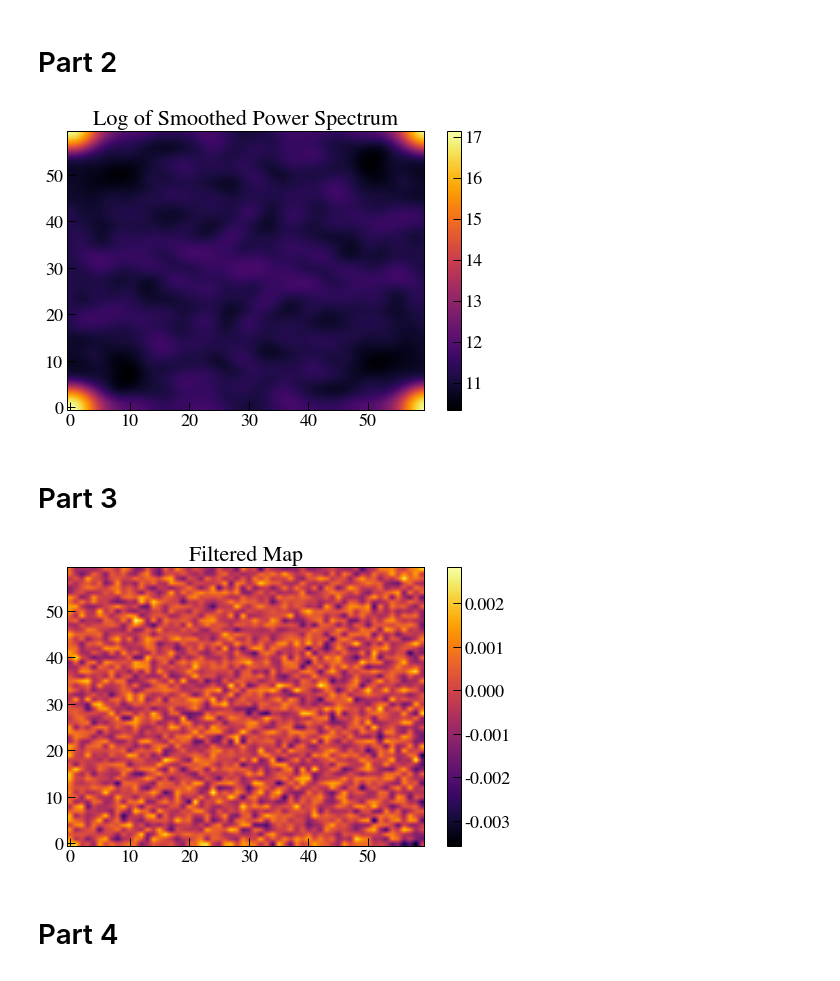
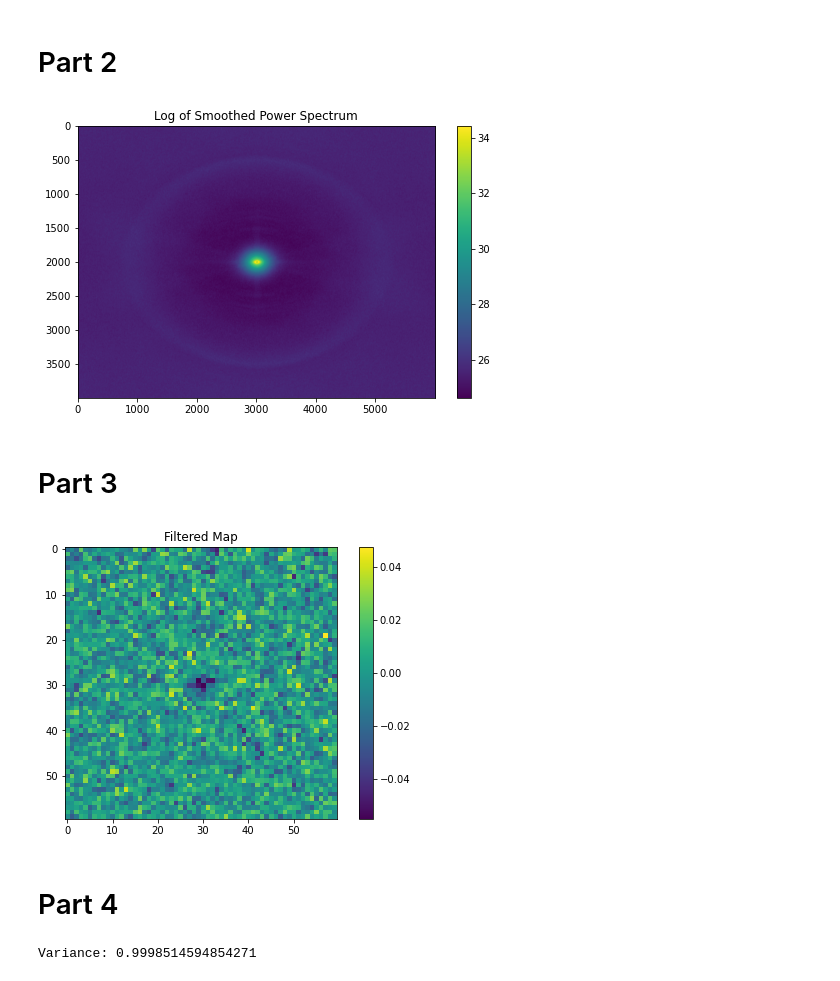
Before and after one commit to lazdam/PHYS641, a Jupyter notebook: pset3/problem_set_3.ipynb, the cells around one changed output. Drawn from its saved outputs; the diff is of its cells as text; code cells hidden in the pictures.

```diff
--- a/pset3/problem_set_3.ipynb
+++ b/pset3/problem_set_3.ipynb
@@ -79,9 +79,9 @@ def newton(pars,data,fun,width,dpar,Ninv,niter=10):
     return pars
 # %%
 # Define initial parameters to carry out Newton best fit
-x0 = 2000
-y0 = 2997
-width = 30
+x0 = 1999
+y0 = 2998
+width = 40
 map_use = sky_map[x0-width:x0+width,y0-width:y0+width]
 
 pars_guess = np.asarray([-300, 0, 1, 3, 0], dtype=np.float64)
@@ -145,29 +144,34 @@ import act_mf_tools
 importlib.reload(act_mf_tools)
 from act_mf_tools import get_gauss_kernel
 # %%
-def estimate_ps(sky_map, sig):
+def estimate_ps(vec, sig):
+    # Kernel is in Fourier space by default
+    kernel = get_gauss_kernel(vec, sig, norm = True)
 
-    # Kernel is in Fourier space by default
-    kernel = get_gauss_kernel(sky_map, sig, norm = True)
+    kernel_ft = np.fft.fft2(kernel)
 
     # Get power spec
-    power_spec = np.abs(np.fft.fft2(sky_map))**2
+    ps = np.abs(np.fft.fft2(vec))**2
 
-    # Want to convolve the power spec and kernel, so we multiply in inverse fourier space, then take FFT.
-    smoothed_ps = np.fft.fft2(kernel*np.fft.ifft2(power_spec))
+    ps_ft = np.fft.fft2(ps)
+
+    # Convolve
+    smoothed_ps = np.fft.ifft2(kernel_ft*ps_ft)
+
+    npts = vec.size
 
     return np.real(smoothed_ps)
 # %%
-smoothed_ps = estimate_ps(map_use, fitp[-2])
+smoothed_ps = estimate_ps(sky_map, fitp[-2])
 
 # Plot 2D power spec
 plt.figure(figsize=(8,5))
 plt.title('Log of Smoothed Power Spectrum')
-plt.imshow(np.log(smoothed_ps), aspect='auto')
+plt.imshow(np.fft.fftshift((np.log(smoothed_ps))), aspect='auto')
 plt.colorbar()
 plt.show()
 # %% [output]
-[figure, old version]
+[figure, new version]
 # %% [markdown]
 # Part 3
 # %%
@@ -180,13 +188,19 @@ def filter_map(sky_map, smoothed_ps):
 # %%
-filtered_map = filter_map(map_use, smoothed_ps)
 plt.figure(figsize=(8,5))
-plt.imshow(filtered_map, aspect='auto')
+plt.imshow(filtered_map[x0-30:x0+30,y0-30:y0+30])
 plt.colorbar()
 plt.title('Filtered Map')
 plt.show()
 # %% [output]
-[figure, old version]
+[figure, new version]
 # %% [markdown]
 # Part 4
 # %%
 # Generate white noise
+_width = 100
+white_noise = np.random.randn(2*_width,2*_width)
+ps_white = estimate_ps(white_noise, sig = 500)
+filtered_white = filter_map(white_noise, ps_white)
+print('Variance:', np.var(filtered_white))
+# %% [output]
+Variance: 0.9998514594854271
```
Also changed, not shown: parts of 5 cells of this notebook.
